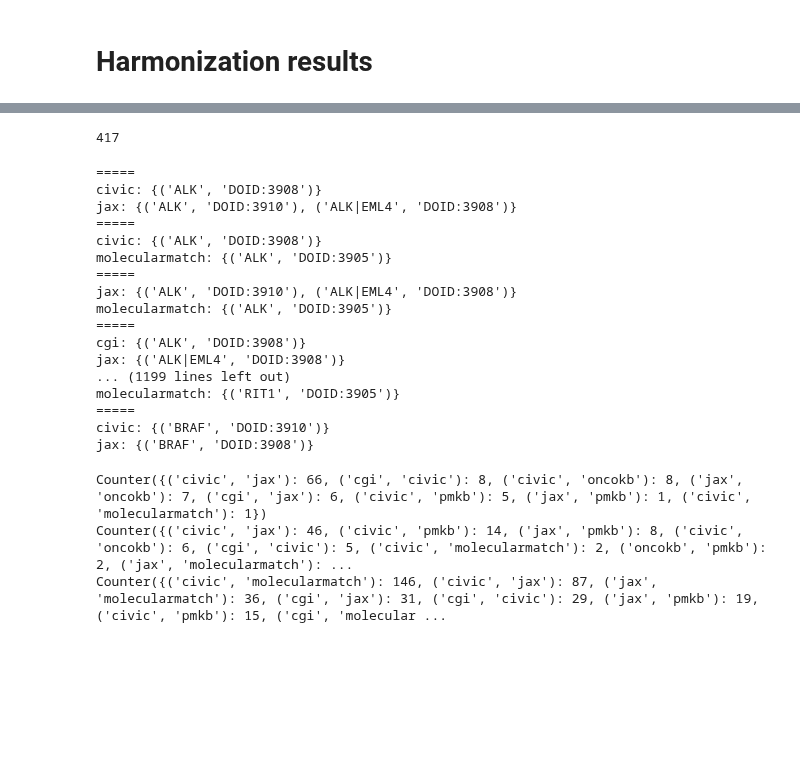
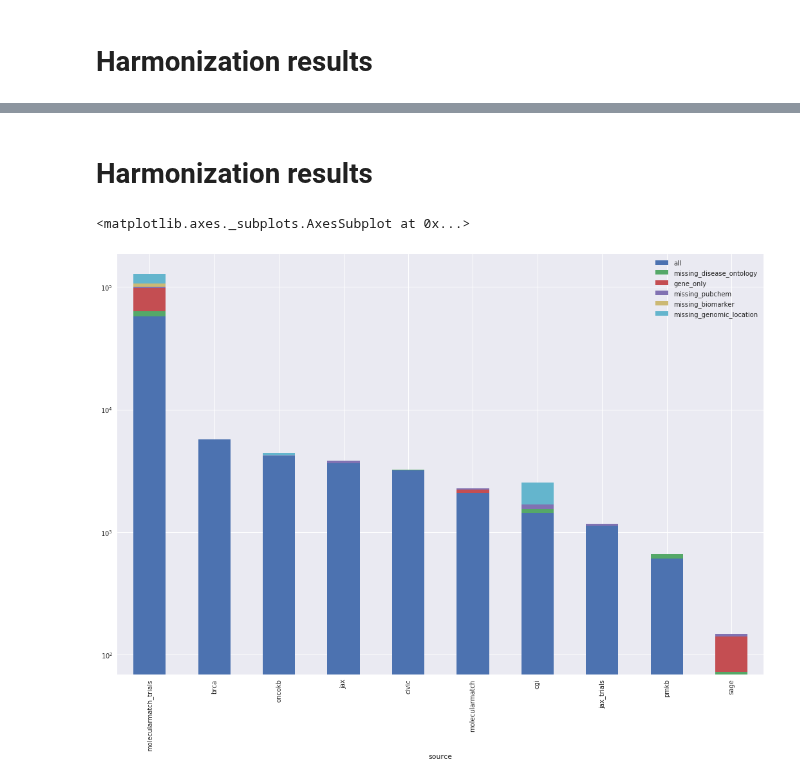
Before and after one commit to ohsu-comp-bio/g2p-aggregator, a Jupyter notebook: notebooks/harmonization_analysis.ipynb, the cells around one changed output, grey strips where cells are left out. Drawn from its saved outputs; the diff is of its cells as text; code cells hidden in the pictures; blank space fills up the shorter version.

```diff
--- a/notebooks/harmonization_analysis.ipynb
+++ b/notebooks/harmonization_analysis.ipynb
@@ -553,65 +178,7 @@ defaultdict(list,
-# %%
-multi_hit_normalized = dict()
-for pmid, source_dict in multi_hit_pmids.items():
-    new_source_dict = dict()
-    for source, associations in source_dict.items():
-        filtered_associations = [x for x in associations if 'phenotype' in x]
-        if any(filtered_associations):
-            new_source_dict[source] = filtered_associations
-    if len(new_source_dict) > 1:
-        multi_hit_normalized[pmid] = new_source_dict
-len(multi_hit_normalized)
-# %% [output]
-417
-# %%
-def g_p_associations(associations):
-    new_assoc = list()
-    for association in associations:
-        new_assoc.append((association['gene'], association['phenotype']))
-    return set(new_assoc)
-
-source_pairs = Counter()
-pair_complete_matches = Counter()
-pair_partial_matches = Counter()
-pair_no_matches = Counter()
-for pmid, source_dict in multi_hit_normalized.items():
-    sources = sorted(source_dict)
-    for i, source in enumerate(sources, start=1):
-        for j in range(i, len(sources)):
-            source2 = sources[j]
-            source_pairs[(source, source2)] += 1
-            source_gp_assoc = g_p_associations(source_dict[source])
-            source2_gp_assoc = g_p_associations(source_dict[source2])
-            if source_gp_assoc == source2_gp_assoc:
-                pair_complete_matches[(source, source2)] += 1
-            elif any(source_gp_assoc & source2_gp_assoc):
-                pair_partial_matches[(source, source2)] += 1
-            else:
-                pair_no_matches[(source, source2)] += 1
-                print("=====\n{}: {}\n{}: {}".format(source, source_gp_assoc, source2, source2_gp_assoc))
-# %% [output]
-=====
-civic: {('ALK', 'DOID:3908')}
-jax: {('ALK', 'DOID:3910'), ('ALK|EML4', 'DOID:3908')}
-=====
-civic: {('ALK', 'DOID:3908')}
-molecularmatch: {('ALK', 'DOID:3905')}
-=====
-jax: {('ALK', 'DOID:3910'), ('ALK|EML4', 'DOID:3908')}
-molecularmatch: {('ALK', 'DOID:3905')}
-=====
-cgi: {('ALK', 'DOID:3908')}
-jax: {('ALK|EML4', 'DOID:3908')}
-... (1199 lines left out)
-molecularmatch: {('RIT1', 'DOID:3905')}
-=====
-civic: {('BRAF', 'DOID:3910')}
-jax: {('BRAF', 'DOID:3908')}
-# %%
-print(pair_complete_matches)
-print(pair_partial_matches)
-print(pair_no_matches)
-# %% [output]
-Counter({('civic', 'jax'): 66, ('cgi', 'civic'): 8, ('civic', 'oncokb'): 8, ('jax', 'oncokb'): 7, ('cgi', 'jax'): 6, ('civic', 'pmkb'): 5, ('jax', 'pmkb'): 1, ('civic', 'molecularmatch'): 1})
-Counter({('civic', 'jax'): 46, ('civic', 'pmkb'): 14, ('jax', 'pmkb'): 8, ('civic', 'oncokb'): 6, ('cgi', 'civic'): 5, ('civic', 'molecularmatch'): 2, ('oncokb', 'pmkb'): 2, ('jax', 'molecularmatch'): ...
-Counter({('civic', 'molecularmatch'): 146, ('civic', 'jax'): 87, ('jax', 'molecularmatch'): 36, ('cgi', 'jax'): 31, ('cgi', 'civic'): 29, ('jax', 'pmkb'): 19, ('civic', 'pmkb'): 15, ('cgi', 'molecular ...
+# %% [markdown]
+# Harmonization results
+# %%
+harmonization_results.plot(kind='bar',log=True, stacked=True, figsize=(18, 12))
+# %% [output]
+<matplotlib.axes._subplots.AxesSubplot at 0x...>
+[figure, added]
```
Also changed, not shown: parts of 59 cells of this notebook.
